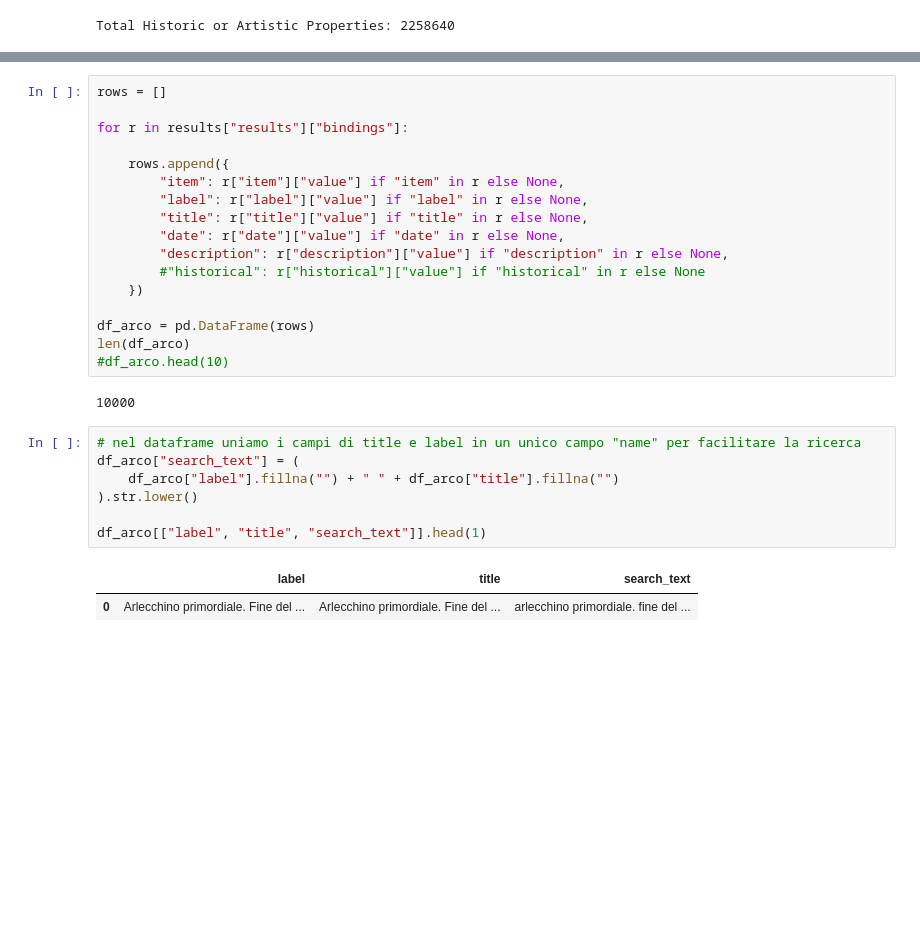
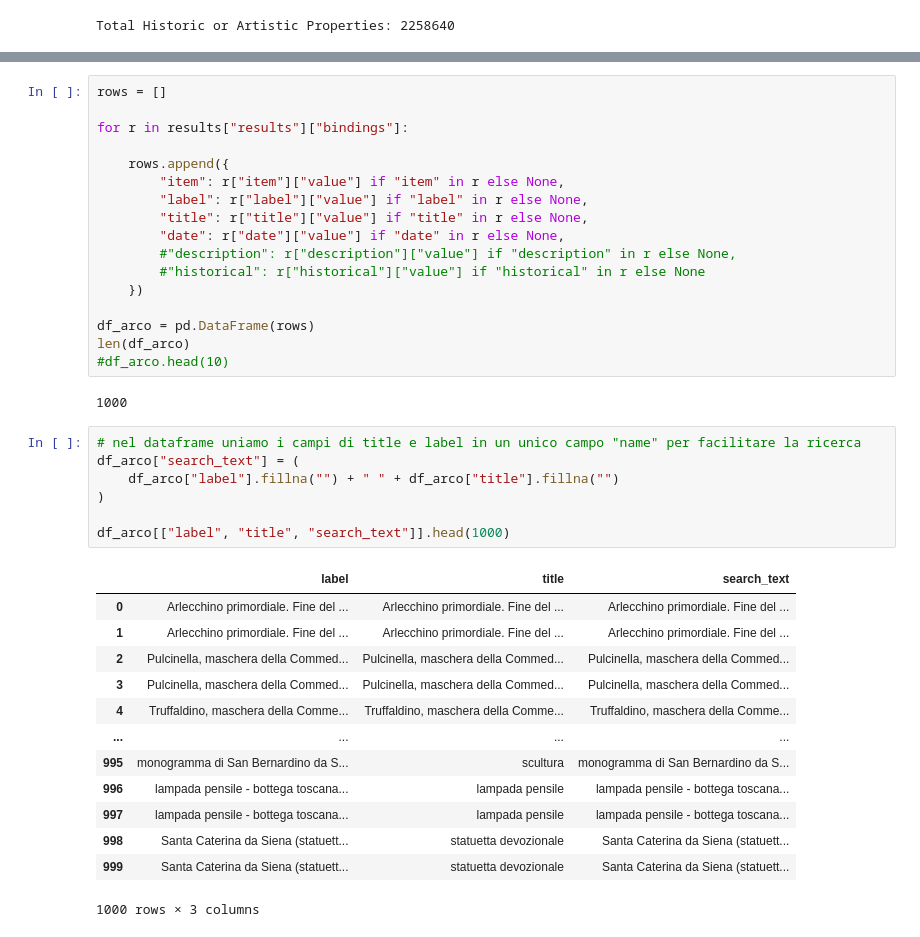
Before and after one commit to Info-Viz/DataNymphs, a Jupyter notebook: wikidata_df.ipynb, the cells around one changed output, grey strips where cells are left out. Saved outputs shown, nothing was run; the diff lists cells and outputs as text; blank space fills up the shorter version.

```diff
--- a/wikidata_df.ipynb
+++ b/wikidata_df.ipynb
@@ -604,7 +643,7 @@ for r in results["results"]["bindings"]:
         "label": r["label"]["value"] if "label" in r else None,
         "title": r["title"]["value"] if "title" in r else None,
         "date": r["date"]["value"] if "date" in r else None,
-        "description": r["description"]["value"] if "description" in r else None,
+        #"description": r["description"]["value"] if "description" in r else None,
         #"historical": r["historical"]["value"] if "historical" in r else None
     })
 
@@ -612,16 +651,27 @@ df_arco = pd.DataFrame(rows)
 len(df_arco)
 #df_arco.head(10)
 # %% [output]
-10000
+1000
 # %%
 # nel dataframe uniamo i campi di title e label in un unico campo "name" per facilitare la ricerca
 df_arco["search_text"] = (
     df_arco["label"].fillna("") + " " + df_arco["title"].fillna("")
-).str.lower()
+)
 
-df_arco[["label", "title", "search_text"]].head(1)
+df_arco[["label", "title", "search_text"]].head(1000)
 # %% [output]
 |  | label | title | search_text |
-| 0 | Arlecchino primordiale. Fine del ... | Arlecchino primordiale. Fine del ... | arlecchino primordiale. fine del ... |
+| 0 | Arlecchino primordiale. Fine del ... | Arlecchino primordiale. Fine del ... | Arlecchino primordiale. Fine del ... |
+| 1 | Arlecchino primordiale. Fine del ... | Arlecchino primordiale. Fine del ... | Arlecchino primordiale. Fine del ... |
+| 2 | Pulcinella, maschera della Commed... | Pulcinella, maschera della Commed... | Pulcinella, maschera della Commed... |
+| 3 | Pulcinella, maschera della Commed... | Pulcinella, maschera della Commed... | Pulcinella, maschera della Commed... |
+| 4 | Truffaldino, maschera della Comme... | Truffaldino, maschera della Comme... | Truffaldino, maschera della Comme... |
+| ... | ... | ... | ... |
+| 995 | monogramma di San Bernardino da S... | scultura | monogramma di San Bernardino da S... |
+| 996 | lampada pensile - bottega toscana... | lampada pensile | lampada pensile - bottega toscana... |
+| 997 | lampada pensile - bottega toscana... | lampada pensile | lampada pensile - bottega toscana... |
+| 998 | Santa Caterina da Siena (statuett... | statuetta devozionale | Santa Caterina da Siena (statuett... |
+| 999 | Santa Caterina da Siena (statuett... | statuetta devozionale | Santa Caterina da Siena (statuett... |
+1000 rows × 3 columns
 # %%
 # Creiamo search_text solo da label e title
```
Also changed, not shown: parts of 9 cells of this notebook.
